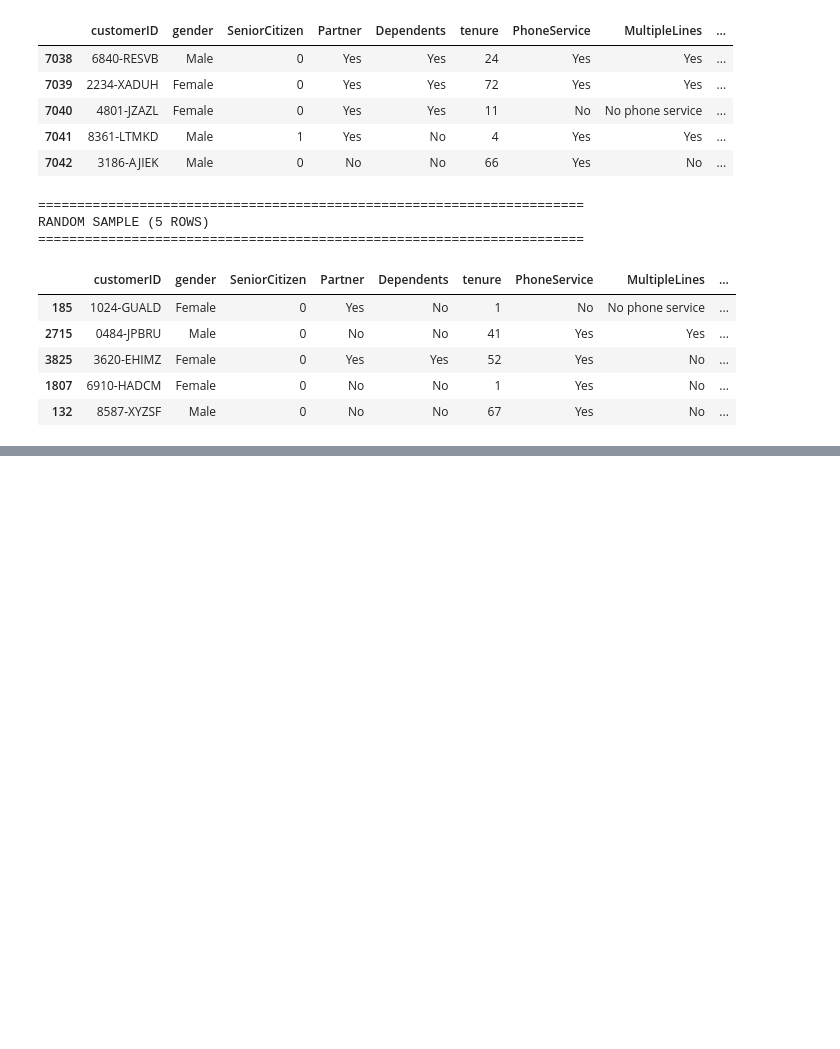
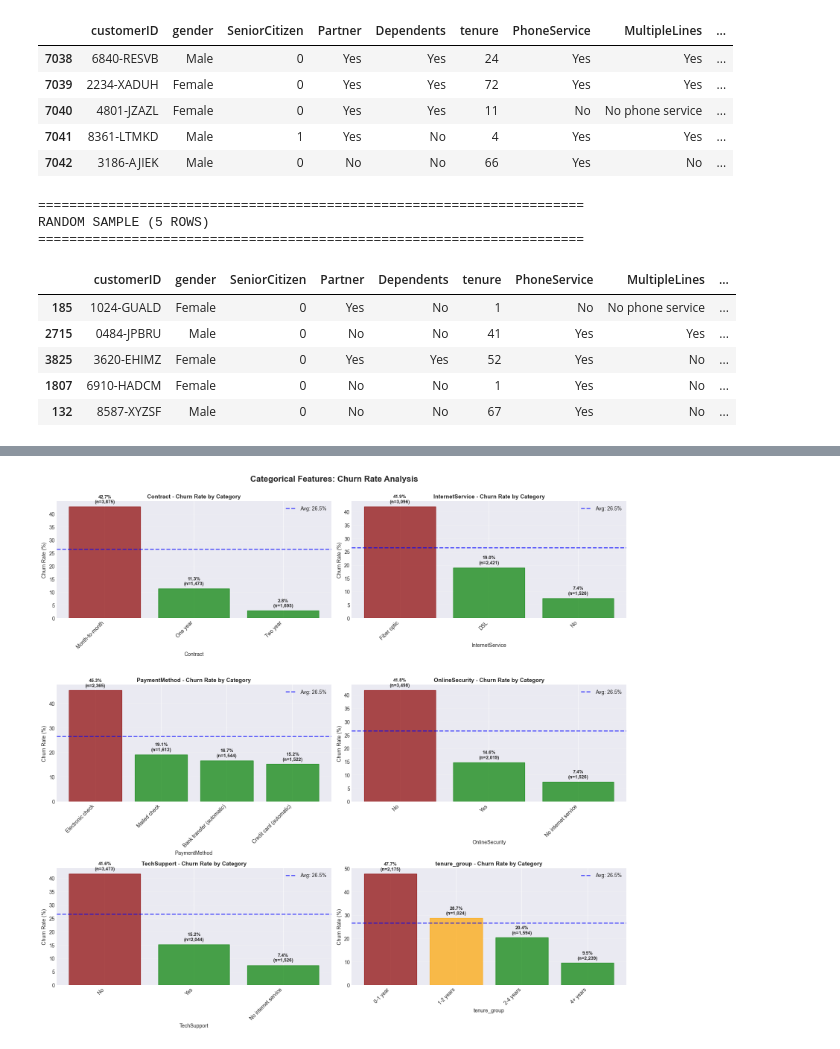
Before and after one commit to vaka2020/customer-churn-prediction-mlops, a Jupyter notebook: notebooks/01_eda.ipynb, the cells around one changed output, grey strips where cells are left out. Drawn from its saved outputs; the diff is of its cells as text; code cells hidden in the pictures; blank space fills up the shorter version.

```diff
--- a/notebooks/01_eda.ipynb
+++ b/notebooks/01_eda.ipynb
@@ -162,0 +875,68 @@ Column Names and Types:
+# %%
+# ============================================================
+# CATEGORICAL FEATURES: Visual Analysis
+# ============================================================
+
+# Select top features with highest churn variance
+features_to_plot = ['Contract', 'InternetService', 'PaymentMethod',
+                    'OnlineSecurity', 'TechSupport', 'tenure_group']
+
+n_features = len(features_to_plot)
+n_cols = 2
+n_rows = (n_features + 1) // 2
+
+fig, axes = plt.subplots(n_rows, n_cols, figsize=(16, n_rows*5))
+axes = axes.flatten()
+fig.suptitle('Categorical Features: Churn Rate Analysis', fontsize=16, fontweight='bold', y=1.0)
+
+for idx, col in enumerate(features_to_plot):
+    ax = axes[idx]
+
+    # Calculate churn rate and total count for each category
+    churn_data = df.groupby(col).agg({
+        'Churn': [
+            lambda x: (x=='Yes').sum(),  # Churn count
+            'count',  # Total count
+            lambda x: (x=='Yes').sum() / len(x) * 100  # Churn rate
+        ]
+    }).round(2)
+
+    churn_data.columns = ['Churn_Count', 'Total_Count', 'Churn_Rate']
+    churn_data = churn_data.sort_values('Churn_Rate', ascending=False)
+
+    # Create bar plot
+    x_pos = np.arange(len(churn_data))
+    bars = ax.bar(x_pos, churn_data['Churn_Rate'], color='coral', edgecolor='black', alpha=0.7)
+
+    # Color code: red for high churn, green for low churn
+    colors = ['darkred' if rate > 40 else 'orange' if rate > 25 else 'green'
+              for rate in churn_data['Churn_Rate']]
+    for bar, color in zip(bars, colors):
+        bar.set_color(color)
+
+    ax.set_title(f'{col} - Churn Rate by Category', fontweight='bold', fontsize=11)
+    ax.set_xlabel(col)
+    ax.set_ylabel('Churn Rate (%)')
+    ax.set_xticks(x_pos)
+    ax.set_xticklabels(churn_data.index, rotation=45, ha='right')
+    ax.grid(axis='y', alpha=0.3)
+
+    # Add value labels and sample size
+    for i, (rate, count) in enumerate(zip(churn_data['Churn_Rate'], churn_data['Total_Count'])):
+        ax.text(i, rate + 1, f'{rate:.1f}%\n(n={count:,})',
+               ha='center', va='bottom', fontsize=9, fontweight='bold')
+
+    # Add average churn rate line
+    avg_churn = (df['Churn']=='Yes').mean() * 100
+    ax.axhline(avg_churn, color='blue', linestyle='--', linewidth=2,
+              label=f'Avg: {avg_churn:.1f}%', alpha=0.7)
+    ax.legend(loc='upper right')
+
+# Remove empty subplots
+for idx in range(n_features, len(axes)):
+    fig.delaxes(axes[idx])
+
+plt.tight_layout()
+plt.show()
+# %% [output]
+[figure, added]
```
Also changed, not shown: parts of 20 cells of this notebook, 3 other files.
